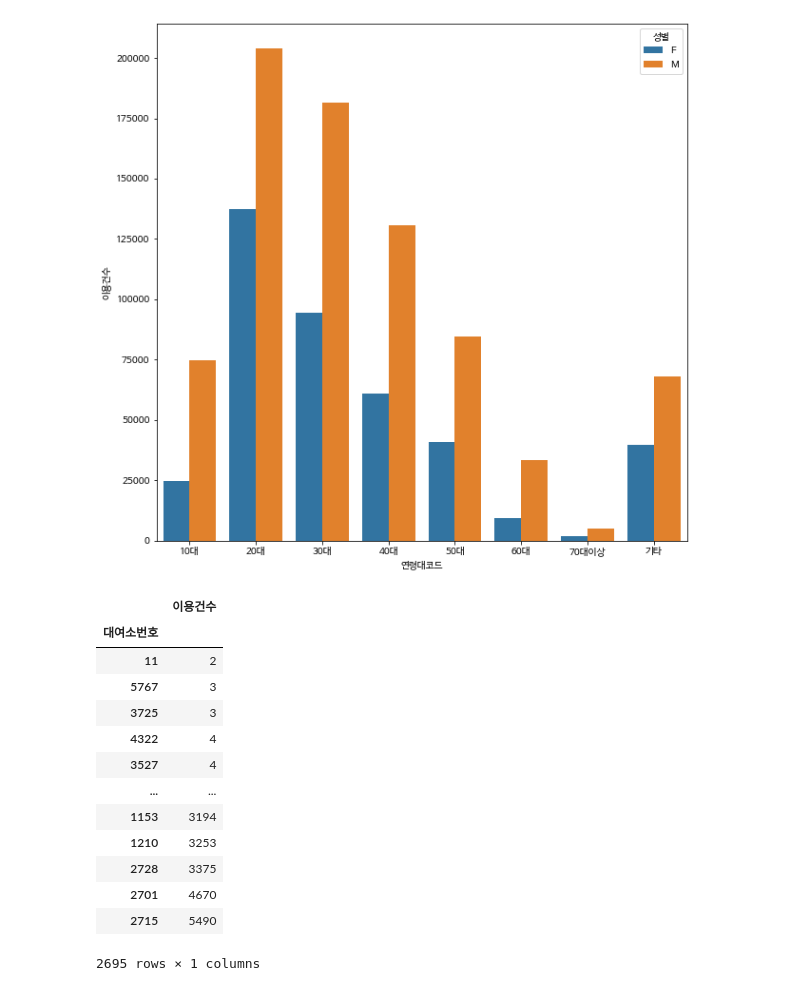
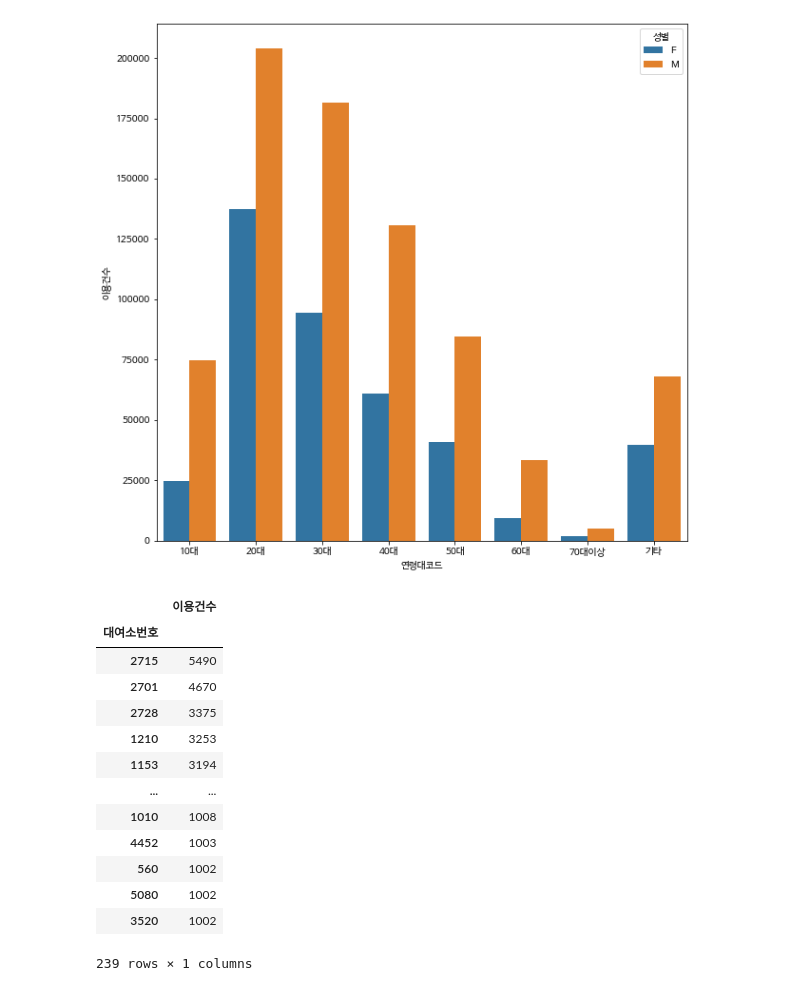
Before and after one commit to Aimerlee123/Python-teamproject, a Jupyter notebook: 파이썬_팀_프로젝트.ipynb, the cells around one changed output. Saved outputs shown, nothing was run; the diff lists cells and outputs as text; code cells hidden in the pictures.

```diff
--- a/파이썬_팀_프로젝트.ipynb
+++ b/파이썬_팀_프로젝트.ipynb
@@ -147,19 +147,22 @@ sns.barplot(x='연령대코드', y='이용건수', hue='성별',data=df2 )
 df3=bike_2.groupby('대여소번호',as_index=False)['이용건수'].sum()
 df3.set_index('대여소번호',inplace=True)
 # %%
-df3.sort_values('이용건수')
+df3.sort_values('이용건수',ascending=False,inplace=True)
-# %% [output]
-|  | 이용건수 |
-| 대여소번호 |  |
-| 11 | 2 |
-| 5767 | 3 |
-| 3725 | 3 |
-| 4322 | 4 |
-| 3527 | 4 |
-| ... | ... |
-| 1153 | 3194 |
-| 1210 | 3253 |
-| 2728 | 3375 |
-| 2701 | 4670 |
-| 2715 | 5490 |
-2695 rows × 1 columns
+# %%
+df4=df3[df3['이용건수']>1000]
+df4
+# %% [output]
+|  | 이용건수 |
+| 대여소번호 |  |
+| 2715 | 5490 |
+| 2701 | 4670 |
+| 2728 | 3375 |
+| 1210 | 3253 |
+| 1153 | 3194 |
+| ... | ... |
+| 1010 | 1008 |
+| 4452 | 1003 |
+| 560 | 1002 |
+| 5080 | 1002 |
+| 3520 | 1002 |
+239 rows × 1 columns
```
Also changed, not shown: parts of 2 cells of this notebook.
